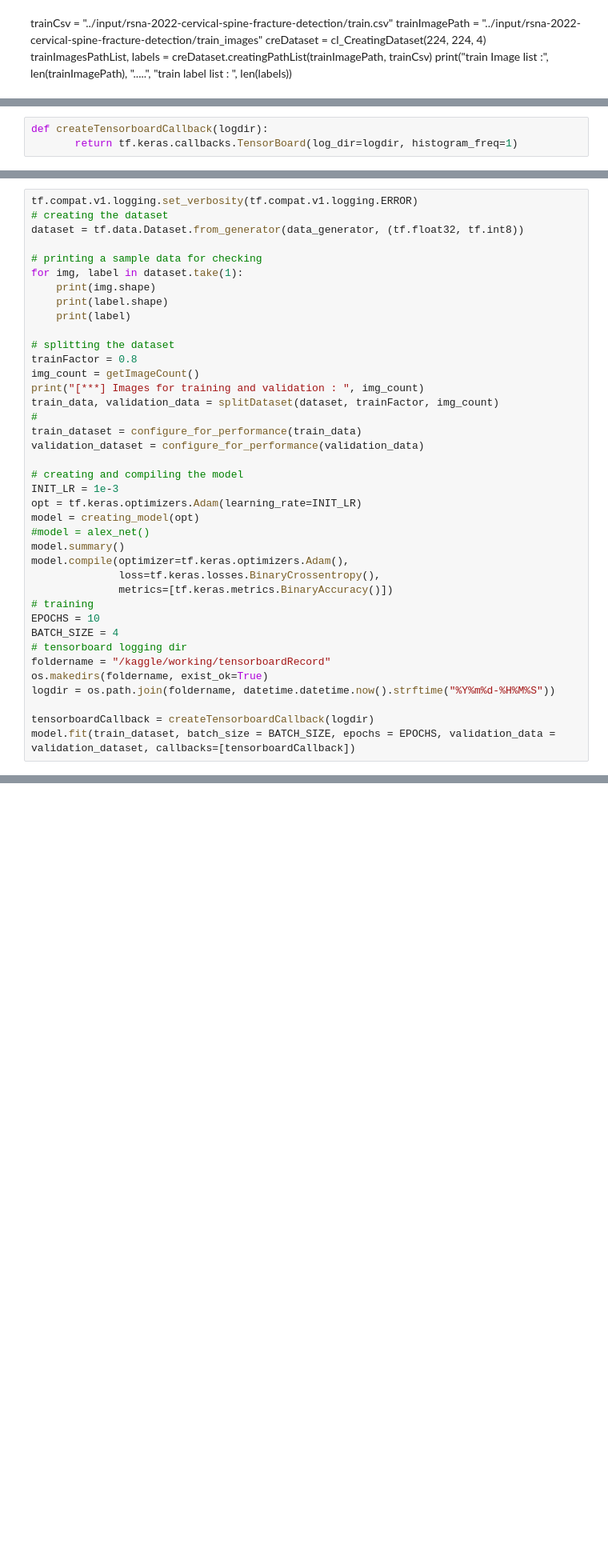
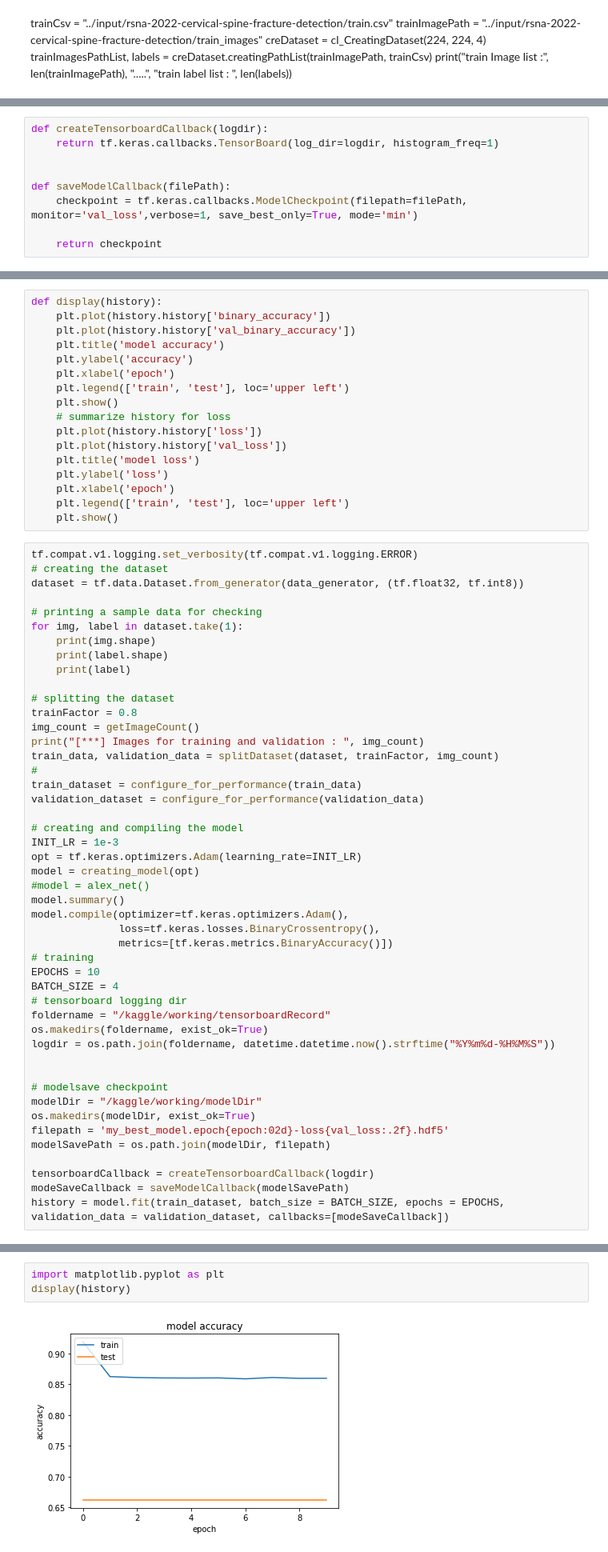
Before and after one commit to bhowmickarka/Cervical-Spine-Fracture-Detection, a Jupyter notebook: ab-rsna-baseline.ipynb, the cells around one changed output, grey strips where cells are left out. Shown at 80% size. Saved outputs shown, nothing was run; the diff lists cells and outputs as text; blank space fills up the shorter version.

Commit message:
Kaggle Notebook | AB_RSNA_baseline | Version 8

```diff
--- a/ab-rsna-baseline.ipynb
+++ b/ab-rsna-baseline.ipynb
@@ -195,3 +197,9 @@ def getImageCount():
 # %%
 def createTensorboardCallback(logdir):
-       return tf.keras.callbacks.TensorBoard(log_dir=logdir, histogram_freq=1)
+    return tf.keras.callbacks.TensorBoard(log_dir=logdir, histogram_freq=1)
+
+
+def saveModelCallback(filePath):
+    checkpoint = tf.keras.callbacks.ModelCheckpoint(filepath=filePath, monitor='val_loss',verbose=1, save_best_only=True, mode='min')
+
+    return checkpoint
@@ -198,3 +208,20 @@ def createTensorboardCallback(logdir):
+# %%
+def display(history):
+    plt.plot(history.history['binary_accuracy'])
+    plt.plot(history.history['val_binary_accuracy'])
+    plt.title('model accuracy')
+    plt.ylabel('accuracy')
+    plt.xlabel('epoch')
+    plt.legend(['train', 'test'], loc='upper left')
+    plt.show()
+    # summarize history for loss
+    plt.plot(history.history['loss'])
+    plt.plot(history.history['val_loss'])
+    plt.title('model loss')
+    plt.ylabel('loss')
+    plt.xlabel('epoch')
+    plt.legend(['train', 'test'], loc='upper left')
+    plt.show()
 # %%
 tf.compat.v1.logging.set_verbosity(tf.compat.v1.logging.ERROR)
 # creating the dataset
@@ -232,8 +259,16 @@ foldername = "/kaggle/working/tensorboardRecord"
 os.makedirs(foldername, exist_ok=True)
 logdir = os.path.join(foldername, datetime.datetime.now().strftime("%Y%m%d-%H%M%S"))
 
+
+# modelsave checkpoint
+modelDir = "/kaggle/working/modelDir"
+os.makedirs(modelDir, exist_ok=True)
+filepath = 'my_best_model.epoch{epoch:02d}-loss{val_loss:.2f}.hdf5'
+modelSavePath = os.path.join(modelDir, filepath)
+
 tensorboardCallback = createTensorboardCallback(logdir)
-model.fit(train_dataset, batch_size = BATCH_SIZE, epochs = EPOCHS, validation_data = validation_dataset, callbacks=[tensorboardCallback])
+modeSaveCallback = saveModelCallback(modelSavePath)
+history = model.fit(train_dataset, batch_size = BATCH_SIZE, epochs = EPOCHS, validation_data = validation_dataset, callbacks=[modeSaveCallback])
 # %% [output]
 (512, 512, 3)
 (8,)
@@ -284,0 +307,5 @@ rm: cannot remove '/kaggle/working/': Device or resource busy
+# %%
+import matplotlib.pyplot as plt
+display(history)
+# %% [output]
+[figure, added]
```
Also changed, not shown: parts of 6 cells of this notebook.
